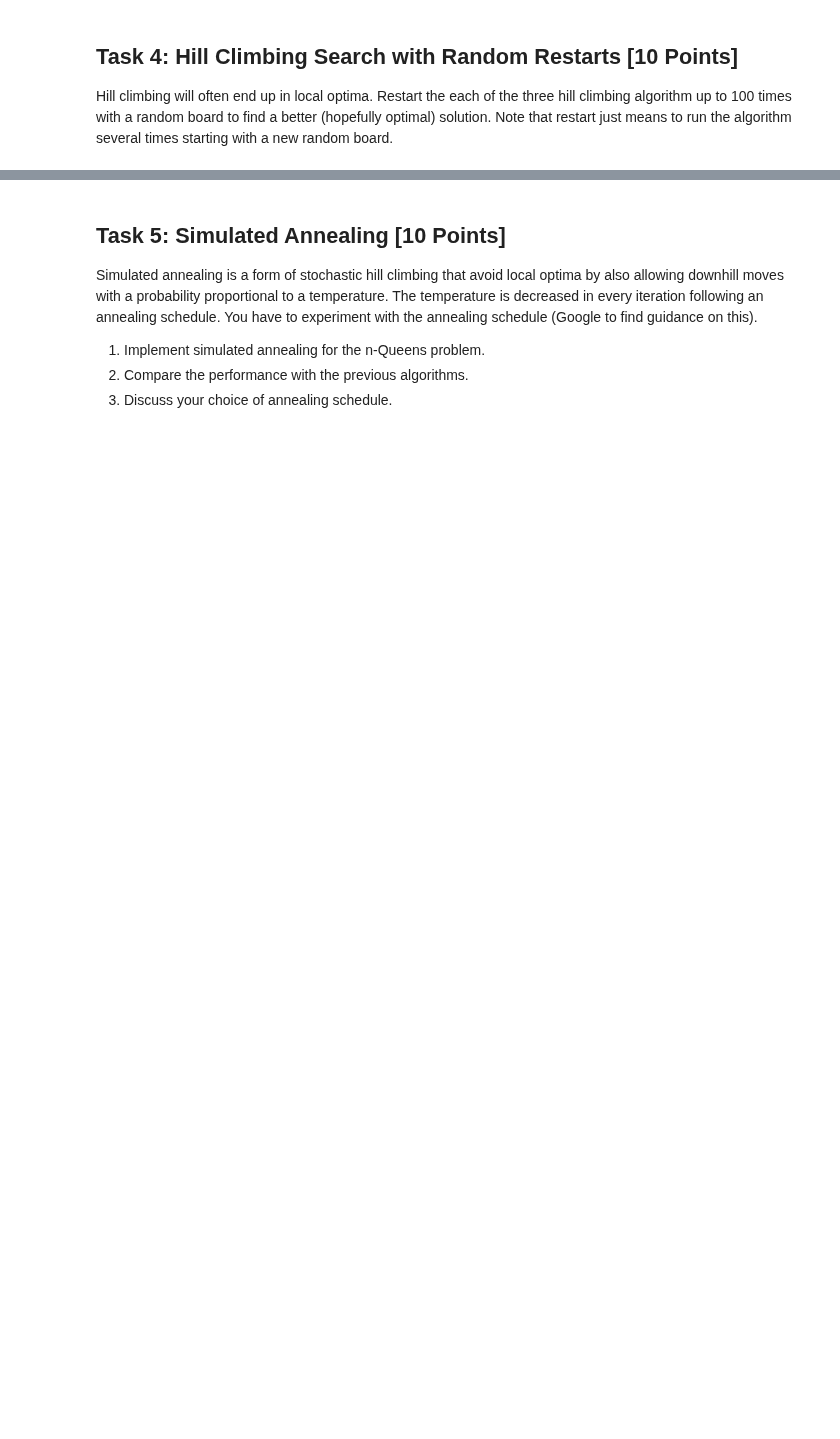
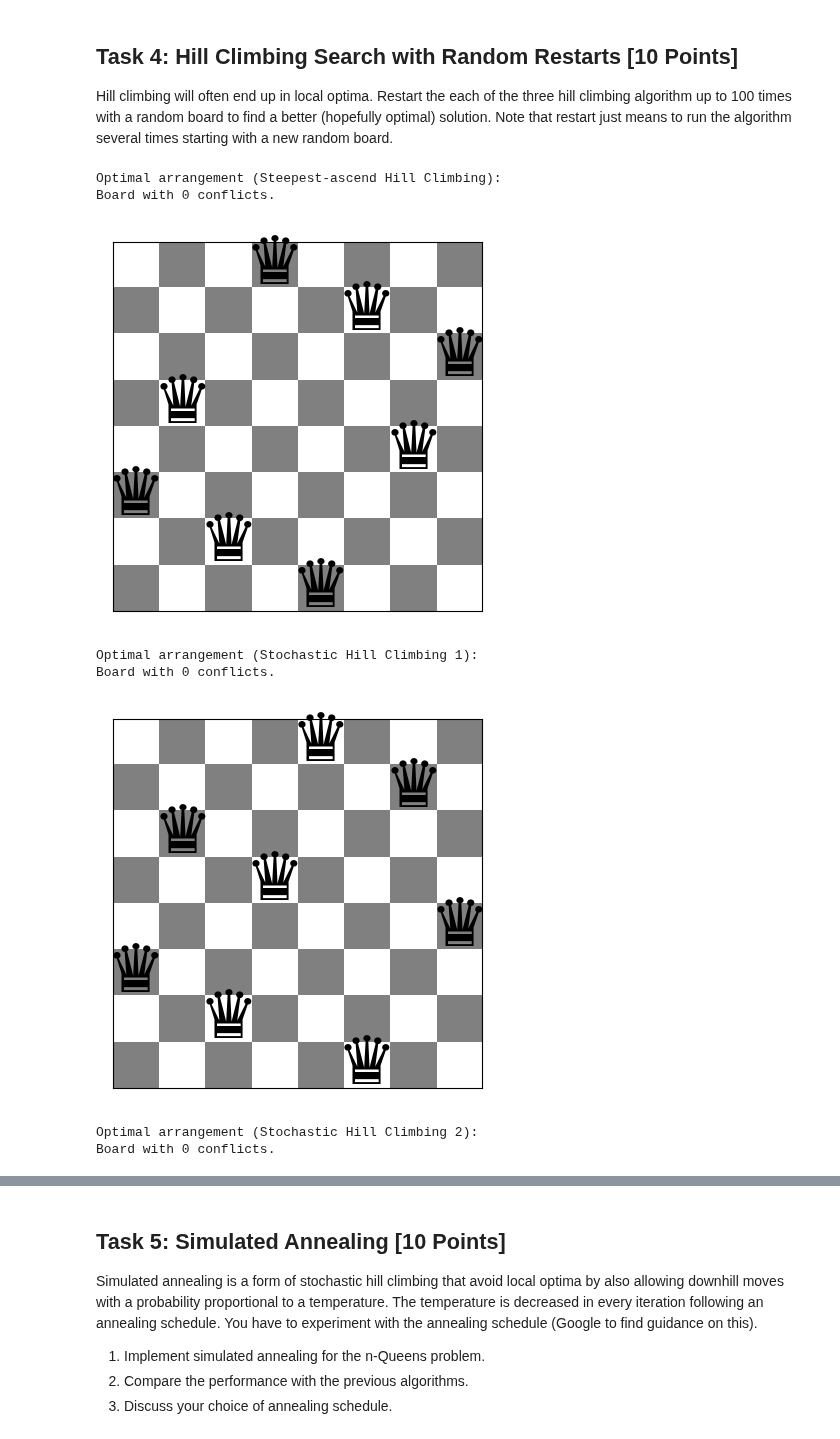
Before and after one commit to ephraim888sun/n-queens-problem, a Jupyter notebook: n_queens.ipynb, the cells around one changed output, grey strips where cells are left out. Cells and saved outputs as stored; diff of their text form; code cells hidden in the pictures; blank space fills up the shorter version.

```diff
--- a/n_queens.ipynb
+++ b/n_queens.ipynb
@@ -155,0 +292,40 @@ Hill climbing will often end up in local optima. Restart the each of the three h
+# %%
+# Hill Climbing Search with Random Restarts
+def hill_climbing_with_random_restarts(algorithm, num_restarts=100, board_size=8):
+    """Perform Hill Climbing Search with Random Restarts."""
+    best_solution = None
+    best_conflicts = float('inf')
+
+    for _ in range(num_restarts):
+        initial_board = random_board(board_size)
+        solution = algorithm(initial_board)
+        solution_conflicts = conflicts(solution)
+
+        if solution_conflicts < best_conflicts:
+            best_solution = solution
+            best_conflicts = solution_conflicts
+
+    return best_solution
+
+# Example usage
+# Replace the algorithm parameter with the desired hill climbing function (e.g., steepest_ascent_hill_climbing)
+solution = hill_climbing_with_random_restarts(steepest_ascent_hill_climbing)
+print("Optimal arrangement (Steepest-ascend Hill Climbing):")
+show_board(solution)
+
+solution = hill_climbing_with_random_restarts(stochastic_hill_climbing_1)
+print("Optimal arrangement (Stochastic Hill Climbing 1):")
+show_board(solution)
+
+solution = hill_climbing_with_random_restarts(stochastic_hill_climbing_2)
+print("Optimal arrangement (Stochastic Hill Climbing 2):")
+show_board(solution)
+# %% [output]
+Optimal arrangement (Steepest-ascend Hill Climbing):
+Board with 0 conflicts.
+[figure, added]
+Optimal arrangement (Stochastic Hill Climbing 1):
+Board with 0 conflicts.
+[figure, added]
+Optimal arrangement (Stochastic Hill Climbing 2):
+Board with 0 conflicts.
```
Also changed, not shown: parts of 15 cells of this notebook.
